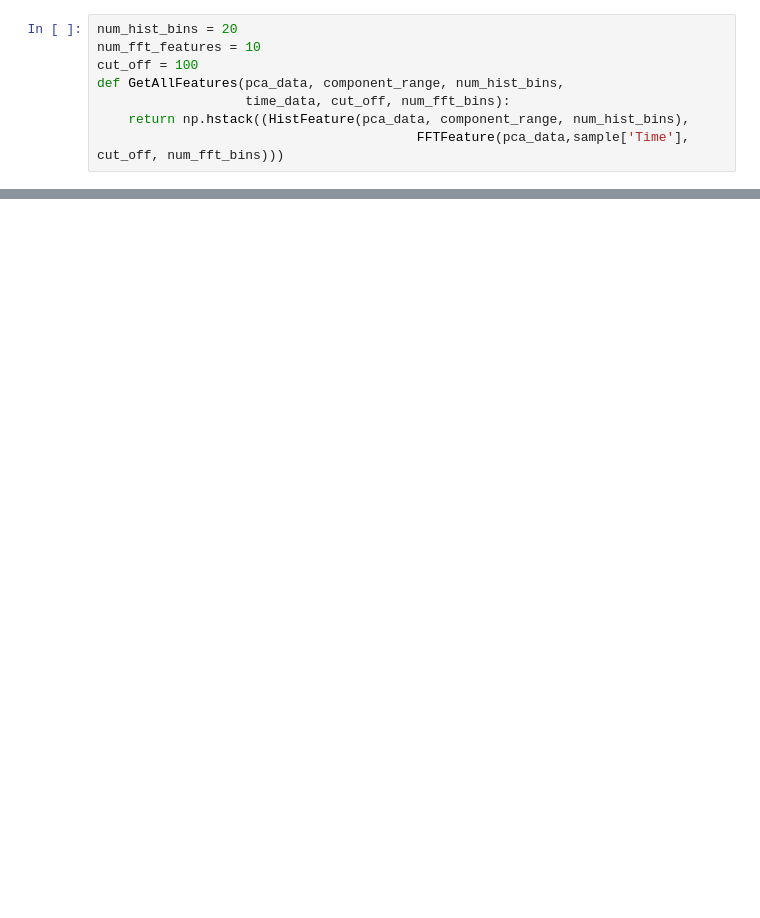
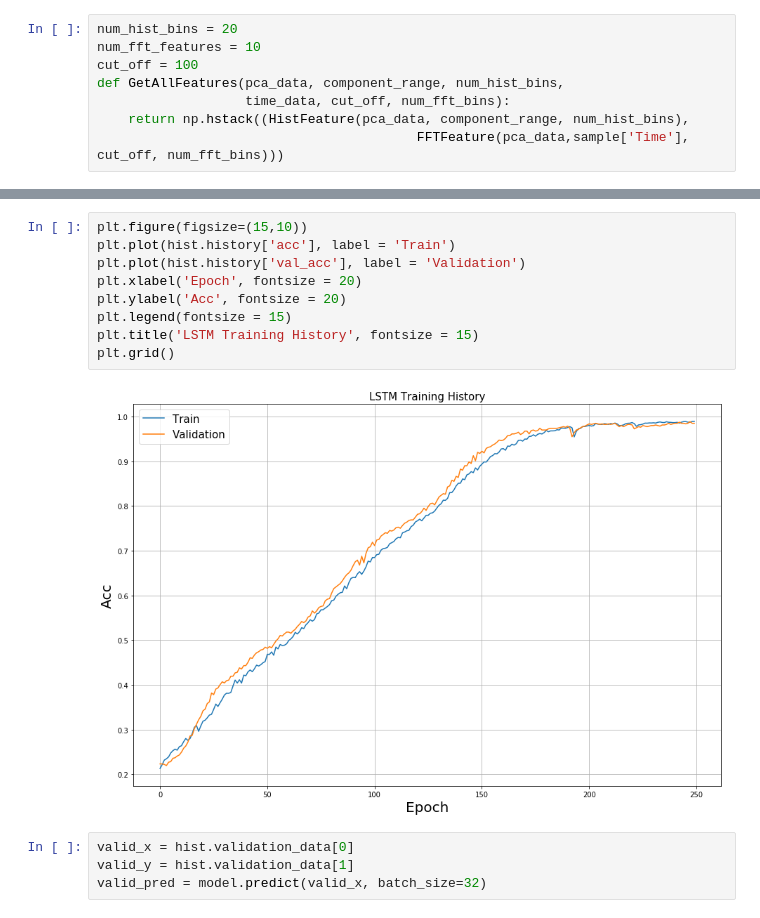
Before and after one commit to vacous/GaitDiagnosisML, a Jupyter notebook: Data_Analysis/GaitAnalysis.ipynb, the cells around one changed output, grey strips where cells are left out. Saved outputs shown, nothing was run; the diff lists cells and outputs as text; blank space fills up the shorter version.

```diff
--- a/Data_Analysis/GaitAnalysis.ipynb
+++ b/Data_Analysis/GaitAnalysis.ipynb
@@ -189,0 +248,15 @@ for idx in range(len(all_test_data)):
+# %%
+plt.figure(figsize=(15,10))
+plt.plot(hist.history['acc'], label = 'Train')
+plt.plot(hist.history['val_acc'], label = 'Validation')
+plt.xlabel('Epoch', fontsize = 20)
+plt.ylabel('Acc', fontsize = 20)
+plt.legend(fontsize = 15)
+plt.title('LSTM Training History', fontsize = 15)
+plt.grid()
+# %% [output]
+[figure, added]
+# %%
+valid_x = hist.validation_data[0]
+valid_y = hist.validation_data[1]
+valid_pred = model.predict(valid_x, batch_size=32)
```
Also changed, not shown: parts of 21 cells of this notebook, 35 other files.
